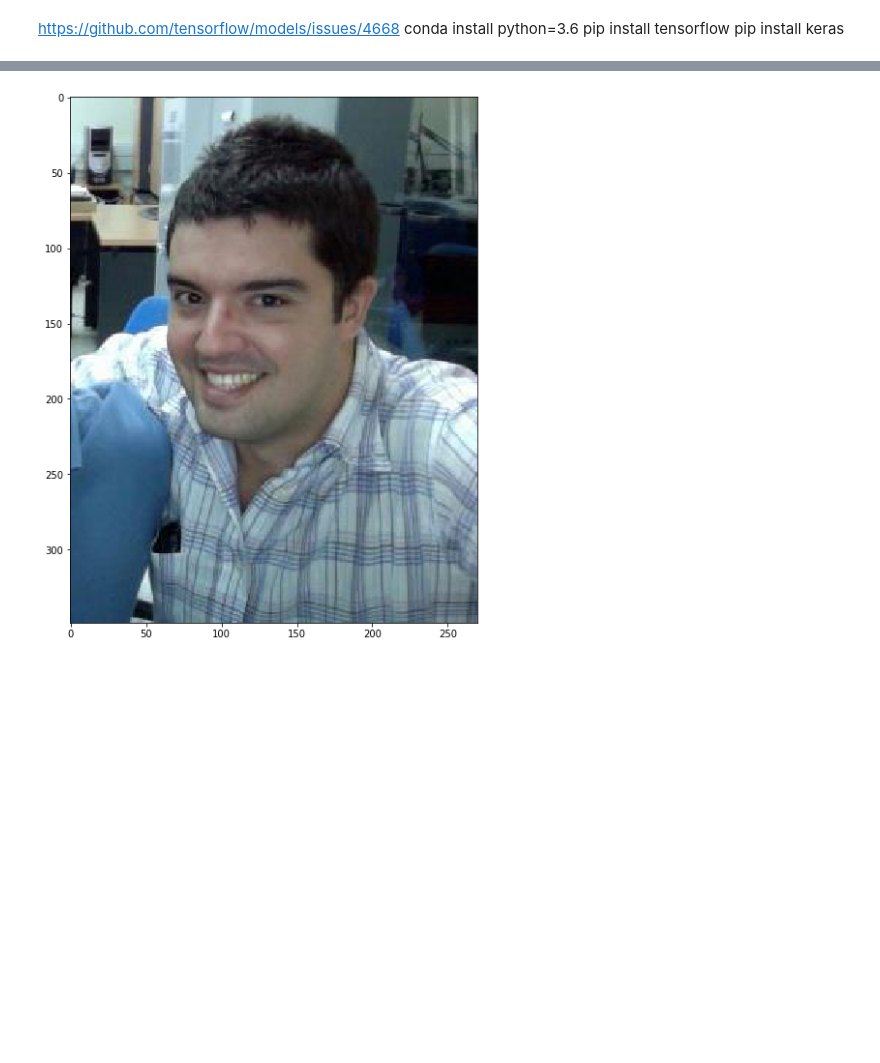
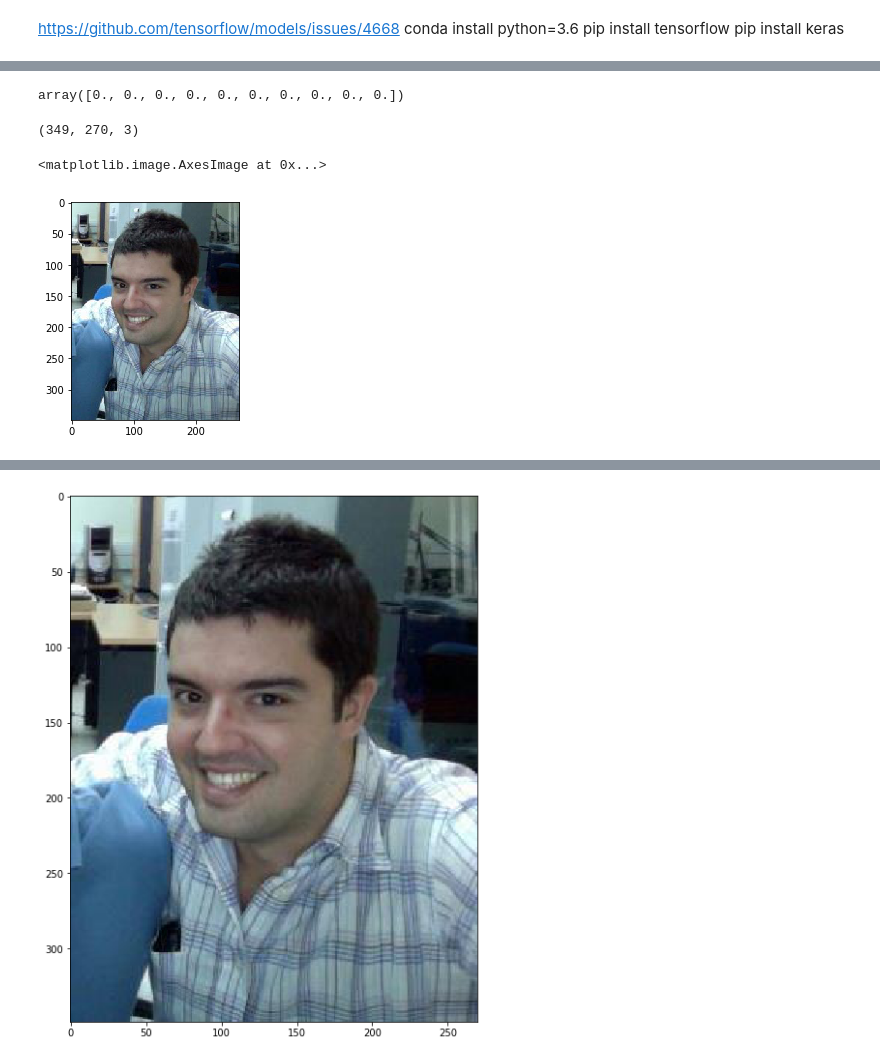
Before and after one commit to davidfreire/KFold_project, a Jupyter notebook: K_Fold.ipynb, the cells around one changed output, grey strips where cells are left out. Cells and saved outputs as stored; diff of their text form; code cells hidden in the pictures; blank space fills up the shorter version.

```diff
--- a/K_Fold.ipynb
+++ b/K_Fold.ipynb
@@ -262,0 +370,4 @@ class DataGenerator(keras.utils.Sequence):
+# %%
+y
+# %% [output]
+array([0., 0., 0., 0., 0., 0., 0., 0., 0., 0.])
@@ -262,0 +399,9 @@ class DataGenerator(keras.utils.Sequence):
+# %%
+image.shape
+# %% [output]
+(349, 270, 3)
+# %%
+plt.imshow(image)
+# %% [output]
+<matplotlib.image.AxesImage at 0x...>
+[figure, added]
```
Also changed, not shown: parts of 14 cells of this notebook.
